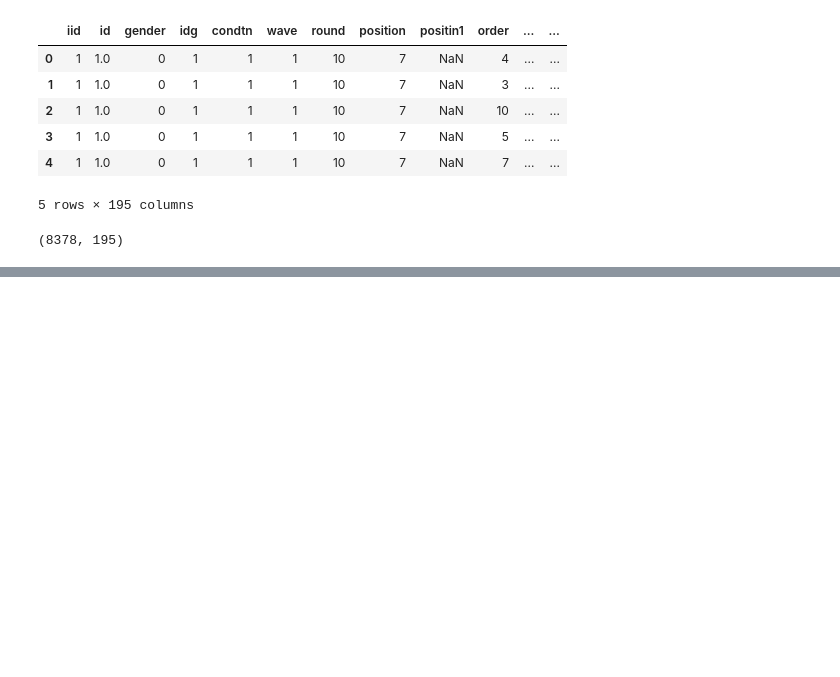
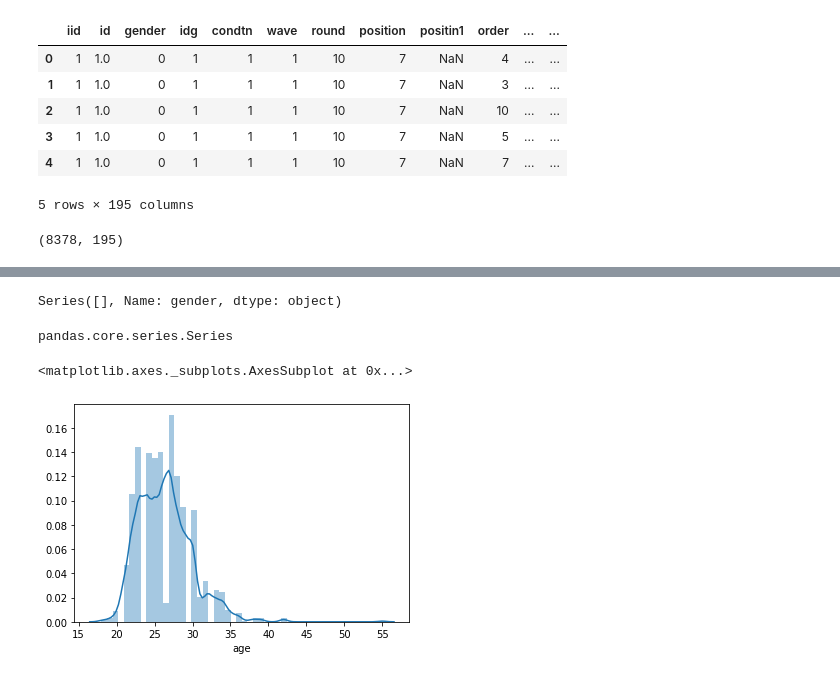
Before and after one commit to cbousquet/Week-2-Speed-dating, a Jupyter notebook: Speed_Dating.ipynb, the cells around one changed output, grey strips where cells are left out. Cells and saved outputs as stored; diff of their text form; code cells hidden in the pictures; blank space fills up the shorter version.

Commit message:
Ajout des moyennes pour l'âge et premiers graphiques

```diff
--- a/Speed_Dating.ipynb
+++ b/Speed_Dating.ipynb
@@ -40,0 +74,10 @@ memory usage: 12.5+ MB
+# %%
+data["dage"] = data["age"] - data["age_o"]
+# %%
+data["gender"][data["gender"].isnull()]
+# %% [output]
+Series([], Name: gender, dtype: object)
+# %%
+type(data["gender"])
+# %% [output]
+pandas.core.series.Series
@@ -40,0 +120,42 @@ memory usage: 12.5+ MB
+# %%
+data["date"] = data["date"].apply(lambda x: 'Several times a week' if x == 1
+                                  else 'Twice a week' if x == 2
+                                  else 'Once a week' if x == 3
+                                  else 'Twice a month' if x == 4
+                                  else 'Once a month' if x == 5
+                                  else 'Several times a year' if x == 6
+                                   else 'Almost never'
+                                         )
+# %%
+data["go_out"] = data["go_out"].apply(lambda x: 'Several times a week' if x == 1
+                                  else 'Twice a week' if x == 2
+                                  else 'Once a week' if x == 3
+                                  else 'Twice a month' if x == 4
+                                  else 'Once a month' if x == 5
+                                  else 'Several times a year' if x == 6
+                                   else 'Almost never'
+                                         )
+# %%
+data["field_cd"] = data["field_cd"].apply(lambda x: 'Lawyer' if x == 1
+                                          else 'Academic/Research' if x == 2
+                                          else 'Psychologist' if x == 3
+                                          else 'Doctor/Medicine' if x == 4
+                                          else 'Engineer' if x == 5
+                                          else 'Creative Arts/Entertainment' if x == 6
+                                          else 'Banking/Consulting/Finance/Marketing/Business/CEO/Entrepreneur/Admin' if x == 7
+                                          else 'Real Estate' if x == 8
+                                          else 'International/Humanitarian Affairs' if x == 9
+                                          else 'Undecided' if x == 10
+                                          else 'Social Work' if x == 11
+                                          else 'Speech Pathology' if x == 12
+                                          else 'Politics' if x == 13
+                                          else 'Pro sports/Athletics' if x == 14
+                                          else 'Other' if x == 15
+                                          else 'Journalism' if x == 16
+                                          else 'Architecture'
+                                         )
+# %%
+sns.distplot(data["age"])
+# %% [output]
+<matplotlib.axes._subplots.AxesSubplot at 0x...>
+[figure, added]
```
Also changed, not shown: parts of 13 cells of this notebook.
